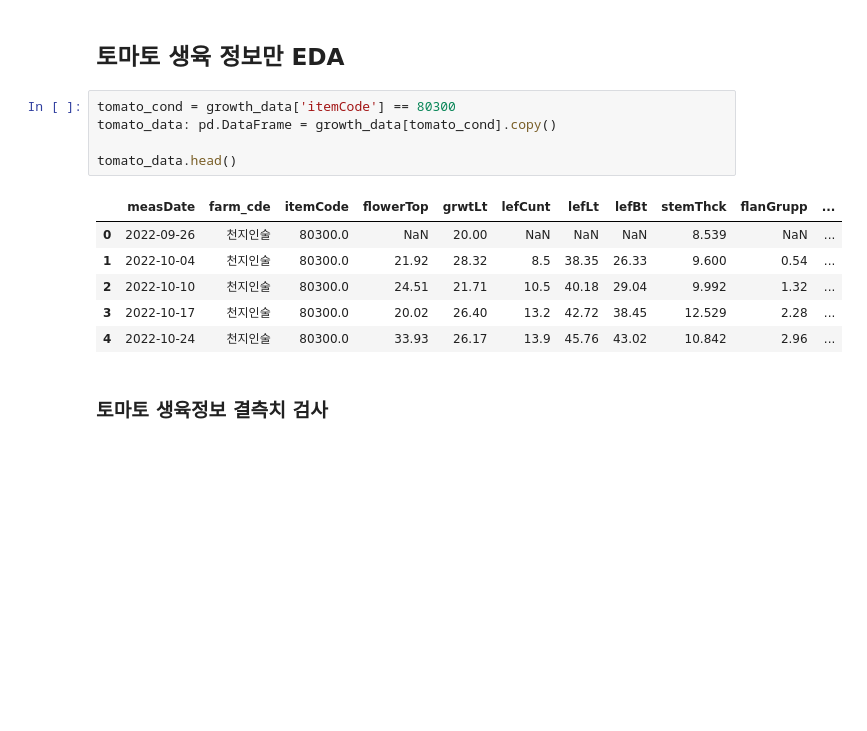
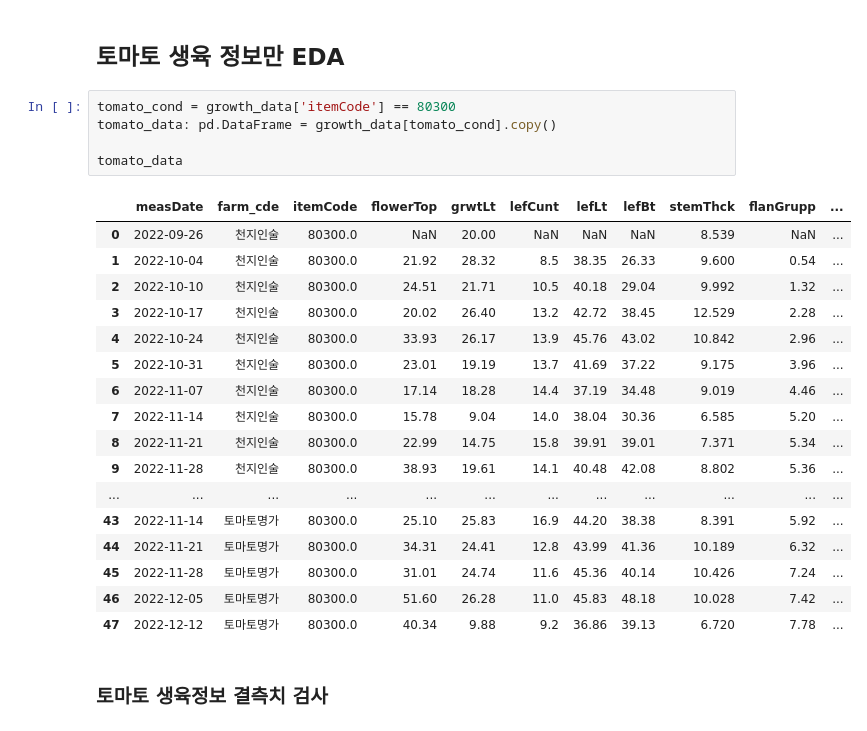
Before and after one commit to cye2020/Smart-Farm-Growth-Analytics, a Jupyter notebook: code/eda/20251031_EDA_cho.ipynb, the cells around one changed output. Drawn from its saved outputs; the diff is of its cells as text; blank space fills up the shorter version.

```diff
--- a/code/eda/20251031_EDA_cho.ipynb
+++ b/code/eda/20251031_EDA_cho.ipynb
@@ -179,15 +204,26 @@ Name: count, dtype: int64
 # %%
 tomato_cond = growth_data['itemCode'] == 80300
 tomato_data: pd.DataFrame = growth_data[tomato_cond].copy()
 
-tomato_data.head()
+tomato_data
 # %% [output]
 |  | measDate | farm_cde | itemCode | flowerTop | grwtLt | lefCunt | lefLt | lefBt | stemThck | flanGrupp | ... |
 | 0 | 2022-09-26 | 천지인술 | 80300.0 | NaN | 20.00 | NaN | NaN | NaN | 8.539 | NaN | ... |
 | 1 | 2022-10-04 | 천지인술 | 80300.0 | 21.92 | 28.32 | 8.5 | 38.35 | 26.33 | 9.600 | 0.54 | ... |
 | 2 | 2022-10-10 | 천지인술 | 80300.0 | 24.51 | 21.71 | 10.5 | 40.18 | 29.04 | 9.992 | 1.32 | ... |
 | 3 | 2022-10-17 | 천지인술 | 80300.0 | 20.02 | 26.40 | 13.2 | 42.72 | 38.45 | 12.529 | 2.28 | ... |
 | 4 | 2022-10-24 | 천지인술 | 80300.0 | 33.93 | 26.17 | 13.9 | 45.76 | 43.02 | 10.842 | 2.96 | ... |
+| 5 | 2022-10-31 | 천지인술 | 80300.0 | 23.01 | 19.19 | 13.7 | 41.69 | 37.22 | 9.175 | 3.96 | ... |
+| 6 | 2022-11-07 | 천지인술 | 80300.0 | 17.14 | 18.28 | 14.4 | 37.19 | 34.48 | 9.019 | 4.46 | ... |
+| 7 | 2022-11-14 | 천지인술 | 80300.0 | 15.78 | 9.04 | 14.0 | 38.04 | 30.36 | 6.585 | 5.20 | ... |
+| 8 | 2022-11-21 | 천지인술 | 80300.0 | 22.99 | 14.75 | 15.8 | 39.91 | 39.01 | 7.371 | 5.34 | ... |
+| 9 | 2022-11-28 | 천지인술 | 80300.0 | 38.93 | 19.61 | 14.1 | 40.48 | 42.08 | 8.802 | 5.36 | ... |
+| ... | ... | ... | ... | ... | ... | ... | ... | ... | ... | ... | ... |
+| 43 | 2022-11-14 | 토마토명가 | 80300.0 | 25.10 | 25.83 | 16.9 | 44.20 | 38.38 | 8.391 | 5.92 | ... |
+| 44 | 2022-11-21 | 토마토명가 | 80300.0 | 34.31 | 24.41 | 12.8 | 43.99 | 41.36 | 10.189 | 6.32 | ... |
+| 45 | 2022-11-28 | 토마토명가 | 80300.0 | 31.01 | 24.74 | 11.6 | 45.36 | 40.14 | 10.426 | 7.24 | ... |
+| 46 | 2022-12-05 | 토마토명가 | 80300.0 | 51.60 | 26.28 | 11.0 | 45.83 | 48.18 | 10.028 | 7.42 | ... |
+| 47 | 2022-12-12 | 토마토명가 | 80300.0 | 40.34 | 9.88 | 9.2 | 36.86 | 39.13 | 6.720 | 7.78 | ... |
 # %% [markdown]
 ### 토마토 생육정보 결측치 검사
 # %%
```
Also changed, not shown: parts of 37 cells of this notebook, 2 other files.
